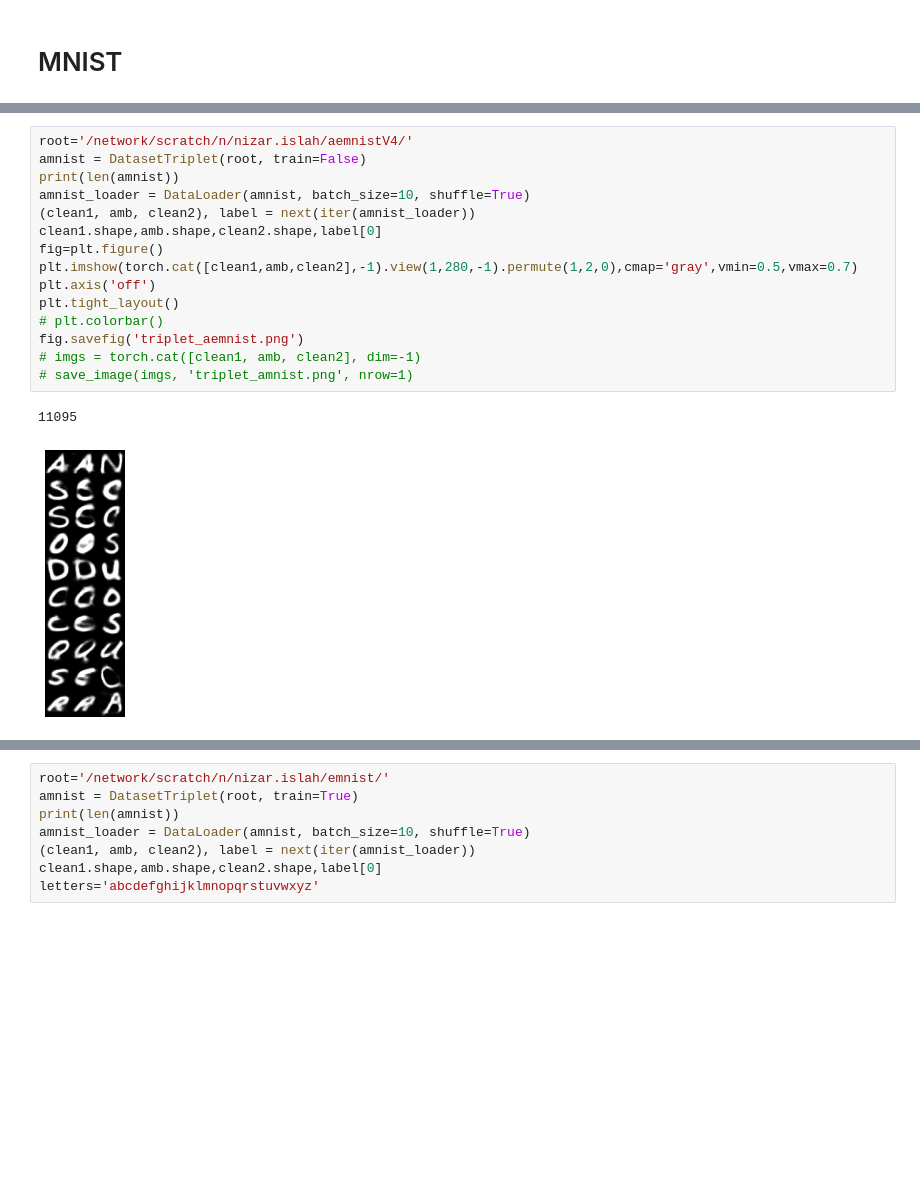
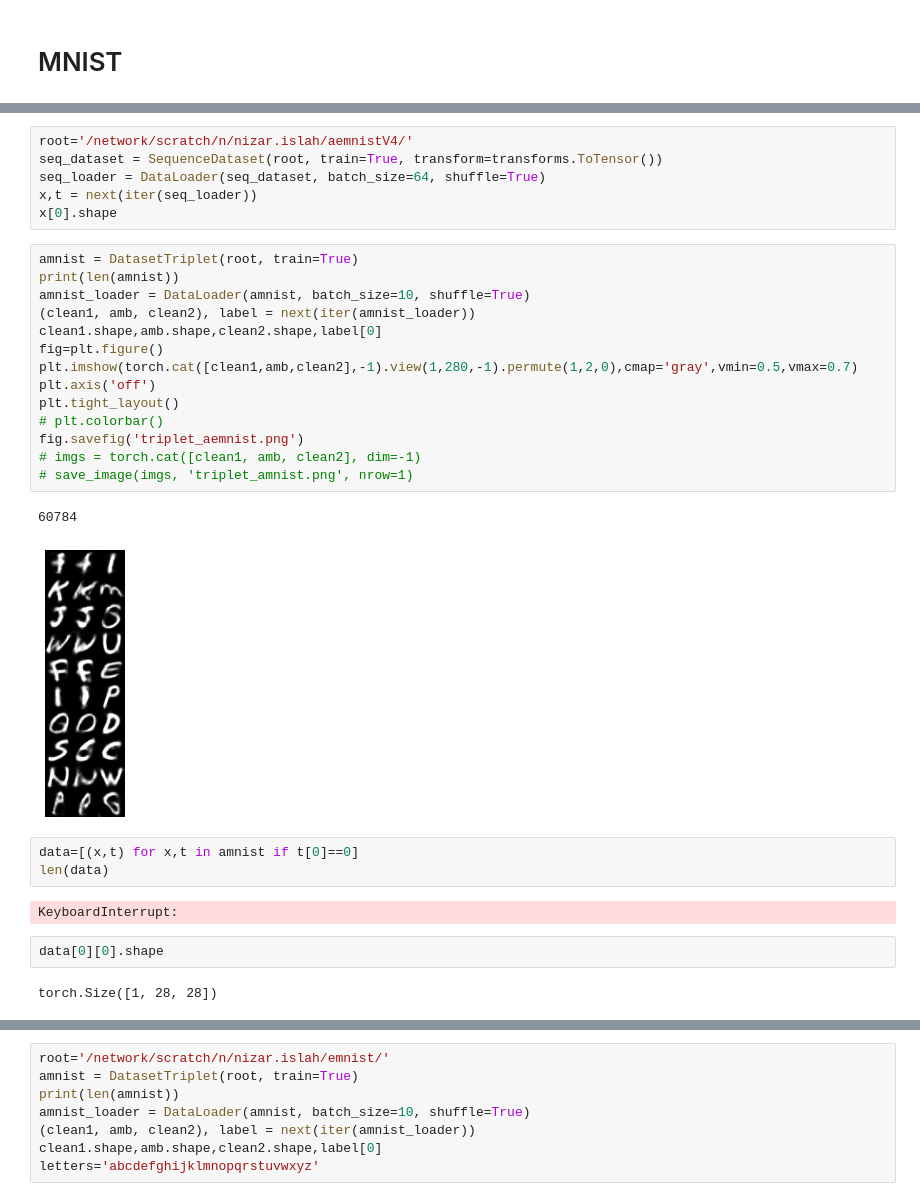
Before and after one commit to ABL-Lab/ambiguous-dataset, a Jupyter notebook: ambiguous/train/train_MNIST_final_conv.ipynb, the cells around one changed output, grey strips where cells are left out. Saved outputs shown, nothing was run; the diff lists cells and outputs as text; blank space fills up the shorter version.

```diff
--- a/ambiguous/train/train_MNIST_final_conv.ipynb
+++ b/ambiguous/train/train_MNIST_final_conv.ipynb
@@ -31,18 +34,32 @@ from ambiguous.dataset.dataset import partition_dataset, DatasetTriplet
+# %%
+root='/network/scratch/n/nizar.islah/aemnistV4/'
+seq_dataset = SequenceDataset(root, train=True, transform=transforms.ToTensor())
+seq_loader = DataLoader(seq_dataset, batch_size=64, shuffle=True)
+x,t = next(iter(seq_loader))
+x[0].shape
 # %%
-root='/network/scratch/n/nizar.islah/aemnistV4/'
-amnist = DatasetTriplet(root, train=False)
+amnist = DatasetTriplet(root, train=True)
 print(len(amnist))
 amnist_loader = DataLoader(amnist, batch_size=10, shuffle=True)
 (clean1, amb, clean2), label = next(iter(amnist_loader))
 clean1.shape,amb.shape,clean2.shape,label[0]
 fig=plt.figure()
 plt.imshow(torch.cat([clean1,amb,clean2],-1).view(1,280,-1).permute(1,2,0),cmap='gray',vmin=0.5,vmax=0.7)
 plt.axis('off')
 plt.tight_layout()
 # plt.colorbar()
 fig.savefig('triplet_aemnist.png')
 # imgs = torch.cat([clean1, amb, clean2], dim=-1)
 # save_image(imgs, 'triplet_amnist.png', nrow=1)
 # %% [output]
-11095
+60784
-[figure, old version]
+[figure, new version]
+# %%
+data=[(x,t) for x,t in amnist if t[0]==0]
+len(data)
+# %% [output]
+KeyboardInterrupt:
+# %%
+data[0][0].shape
+# %% [output]
+torch.Size([1, 28, 28])
```
Also changed, not shown: parts of 2 cells of this notebook, 5 other files.
